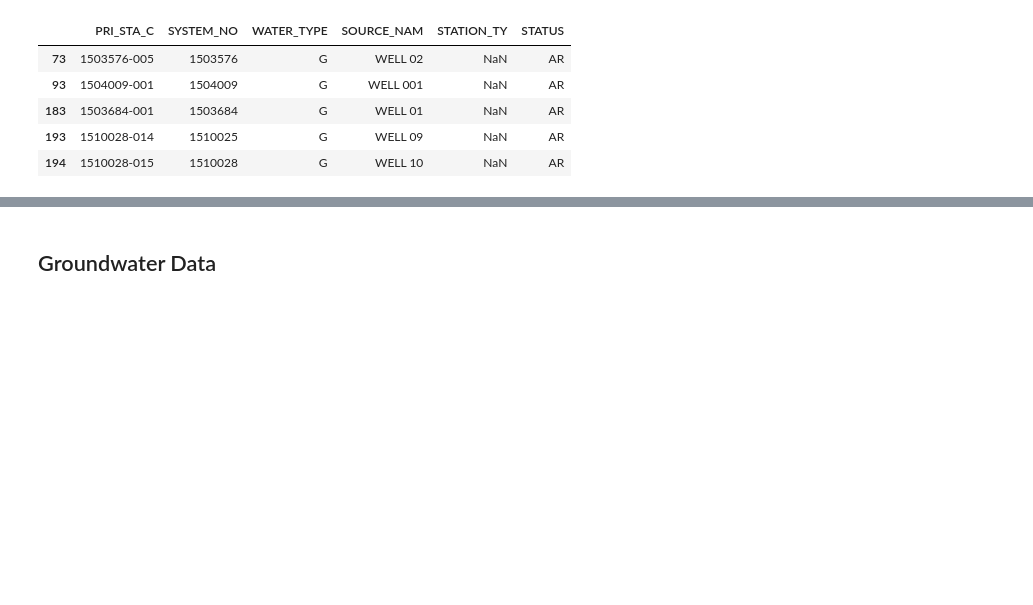
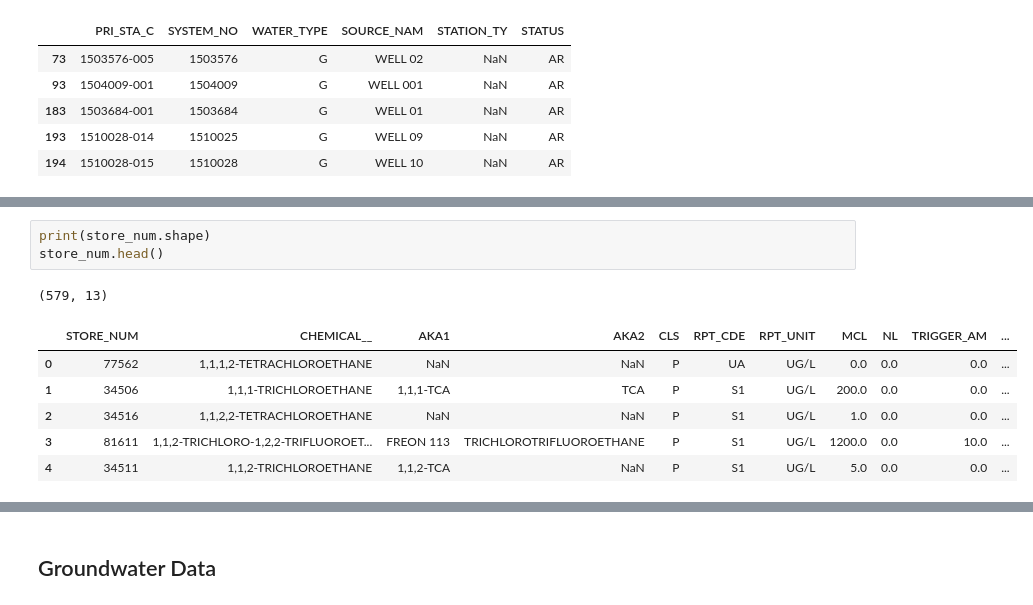
Before and after one commit to waterdatacollaborative/NicoleLook_Drinking-Water-Contaminant-Classification, a Jupyter notebook: Capstone.ipynb, the cells around one changed output, grey strips where cells are left out. Cells and saved outputs as stored; diff of their text form; blank space fills up the shorter version.

```diff
--- a/Capstone.ipynb
+++ b/Capstone.ipynb
@@ -191,0 +276,11 @@ kern_sites.drop('WATER_TYPE', axis=1, inplace=True)
+# %%
+print(store_num.shape)
+store_num.head()
+# %% [output]
+(579, 13)
+|  | STORE_NUM | CHEMICAL__ | AKA1 | AKA2 | CLS | RPT_CDE | RPT_UNIT | MCL | NL | TRIGGER_AM | ... |
+| 0 | 77562 | 1,1,1,2-TETRACHLOROETHANE | NaN | NaN | P | UA | UG/L | 0.0 | 0.0 | 0.0 | ... |
+| 1 | 34506 | 1,1,1-TRICHLOROETHANE | 1,1,1-TCA | TCA | P | S1 | UG/L | 200.0 | 0.0 | 0.0 | ... |
+| 2 | 34516 | 1,1,2,2-TETRACHLOROETHANE | NaN | NaN | P | S1 | UG/L | 1.0 | 0.0 | 0.0 | ... |
+| 3 | 81611 | 1,1,2-TRICHLORO-1,2,2-TRIFLUOROET... | FREON 113 | TRICHLOROTRIFLUOROETHANE | P | S1 | UG/L | 1200.0 | 0.0 | 10.0 | ... |
+| 4 | 34511 | 1,1,2-TRICHLOROETHANE | 1,1,2-TCA | NaN | P | S1 | UG/L | 5.0 | 0.0 | 0.0 | ... |
```
Also changed, not shown: parts of 84 cells of this notebook.
